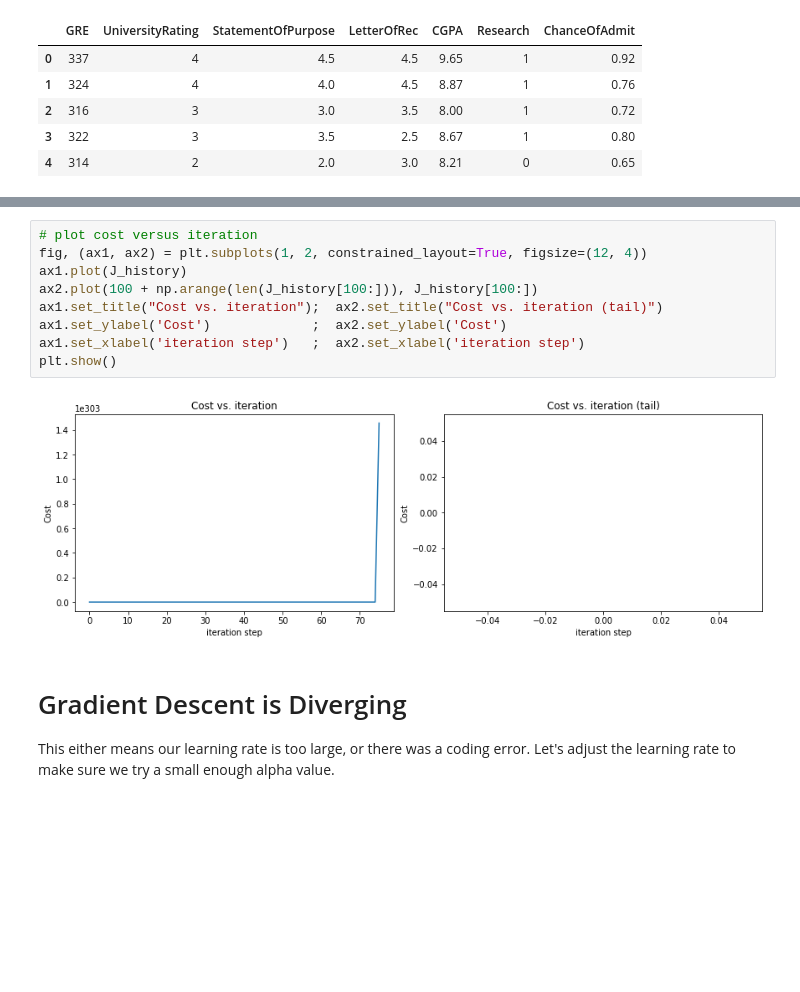
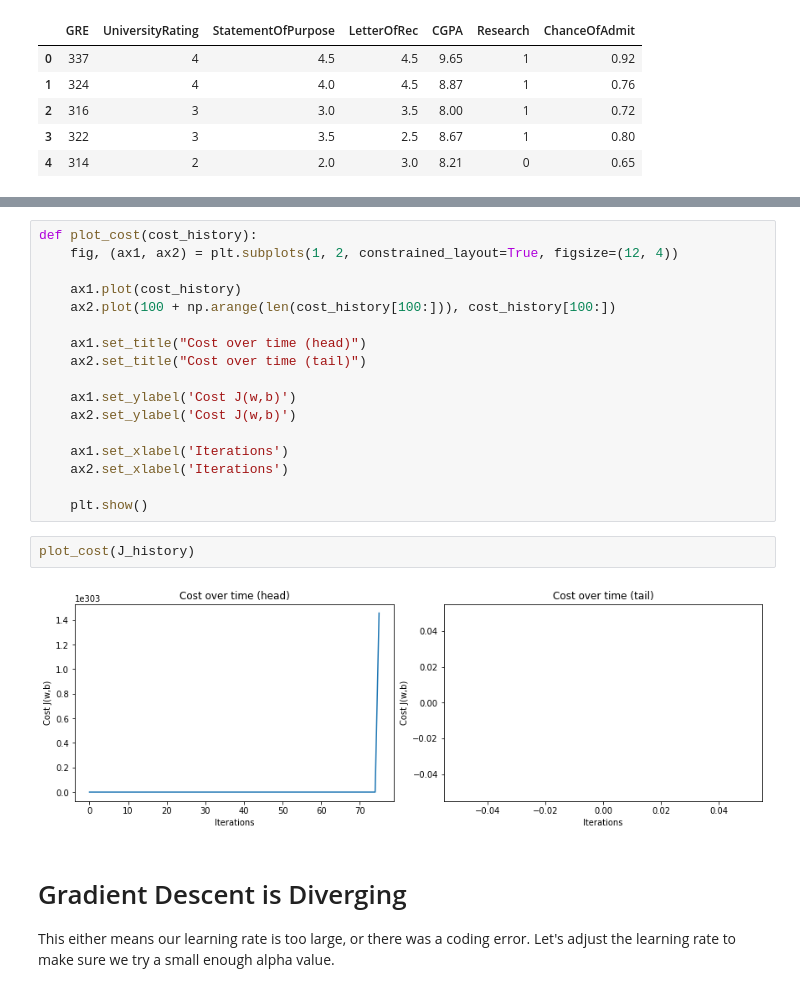
Before and after one commit to JoshuaPark823/MachineLearning_From_Scratch, a Jupyter notebook: Regression/Graduate_Admissions_Prediction/GraduateAdmissions_Model.ipynb, the cells around one changed output, grey strips where cells are left out. Cells and saved outputs as stored; diff of their text form; blank space fills up the shorter version.

```diff
--- a/Regression/Graduate_Admissions_Prediction/GraduateAdmissions_Model.ipynb
+++ b/Regression/Graduate_Admissions_Prediction/GraduateAdmissions_Model.ipynb
@@ -220,16 +208,26 @@ Model paramters found using batch gradient descent. nan [nan nan nan nan nan nan
 Randomly Selected Prediction: nan
 Randomly Selected Target: 0.54
 # %%
-# plot cost versus iteration
-fig, (ax1, ax2) = plt.subplots(1, 2, constrained_layout=True, figsize=(12, 4))
-ax1.plot(J_history)
-ax2.plot(100 + np.arange(len(J_history[100:])), J_history[100:])
-ax1.set_title("Cost vs. iteration");  ax2.set_title("Cost vs. iteration (tail)")
-ax1.set_ylabel('Cost')             ;  ax2.set_ylabel('Cost')
-ax1.set_xlabel('iteration step')   ;  ax2.set_xlabel('iteration step')
-plt.show()
+def plot_cost(cost_history):
+    fig, (ax1, ax2) = plt.subplots(1, 2, constrained_layout=True, figsize=(12, 4))
+
+    ax1.plot(cost_history)
+    ax2.plot(100 + np.arange(len(cost_history[100:])), cost_history[100:])
+
+    ax1.set_title("Cost over time (head)")
+    ax2.set_title("Cost over time (tail)")
+
+    ax1.set_ylabel('Cost J(w,b)')
+    ax2.set_ylabel('Cost J(w,b)')
+
+    ax1.set_xlabel('Iterations')
+    ax2.set_xlabel('Iterations')
+
+    plt.show()
-# %% [output]
-[figure, removed]
+# %%
+plot_cost(J_history)
+# %% [output]
+[figure, added]
 # %% [markdown]
 # Gradient Descent is Diverging
 
```
Also changed, not shown: parts of 13 cells of this notebook.
